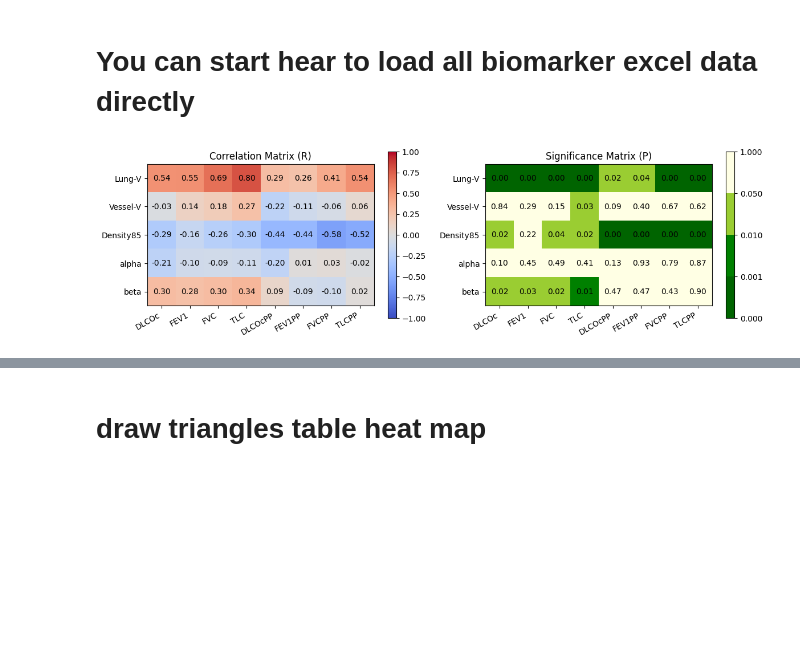
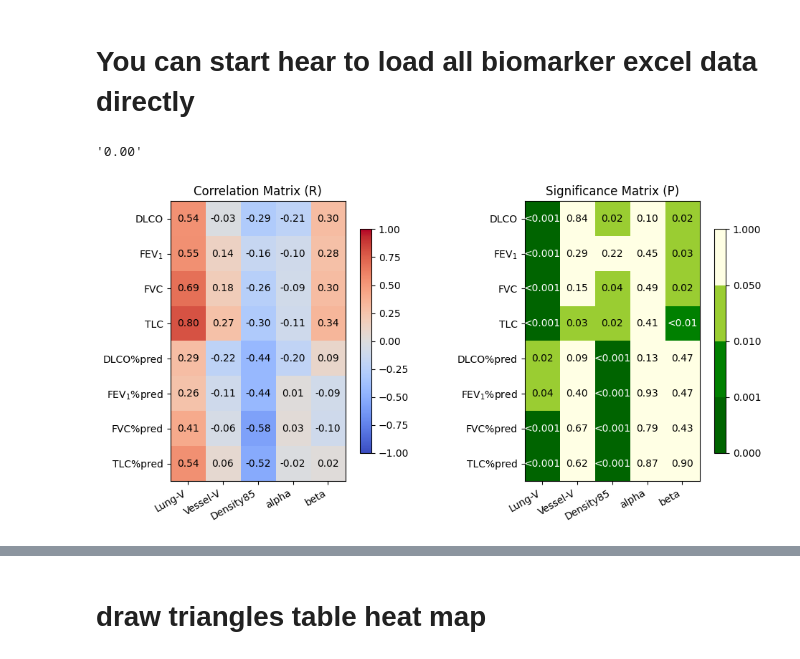
Before and after one commit to Jingnan-Jia/PFT_estimation, a Jupyter notebook: lung_function/scripts/jupyter_notebooks/r_manual_biomarkers_to_PFT.ipynb, the cells around one changed output, grey strips where cells are left out. Drawn from its saved outputs; the diff is of its cells as text; code cells hidden in the pictures; blank space fills up the shorter version.

```diff
--- a/lung_function/scripts/jupyter_notebooks/r_manual_biomarkers_to_PFT.ipynb
+++ b/lung_function/scripts/jupyter_notebooks/r_manual_biomarkers_to_PFT.ipynb
@@ -160,6 +160,23 @@ from scipy.stats import pearsonr
 # 指定需要计算相关系数的列
 biomarker_names = ['Lung-V', 'Vessel-V', 'Density85', 'alpha', 'beta']
 pft_names = ['DLCOc', 'FEV1', 'FVC', 'TLC', 'DLCOcPP', 'FEV1PP', 'FVCPP', 'TLCPP']
+# %%
+def replace_col(colums):
+    # 'DLCO%pred', r'$\mathrm{FEV}_1$%pred', 'FVC%pred', 'TLC%pred'
+    for i in range(len(colums)):
+        if colums[i] == 'DLCOc':
+            colums[i] = 'DLCO'
+        elif colums[i] == 'FEV1':
+            colums[i] = r'$\mathrm{FEV}_1$'
+        elif colums[i] == 'DLCOcPP':
+            colums[i] = 'DLCO%pred'
+        elif colums[i] == 'FEV1PP':
+            colums[i] = r'$\mathrm{FEV}_1$%pred'
+        elif colums[i] == 'FVCPP':
+            colums[i] = 'FVC%pred'
+        elif colums[i] == 'TLCPP':
+            colums[i] = 'TLC%pred'
+    return colums
 # %%
 # training and valid data
 first_ts_pat_id = 7957098
@@ -174,7 +191,7 @@ import matplotlib.pyplot as plt
 import numpy as np
 import matplotlib
 
-def corr_p_imshow(corr_matrix, p_matrix, rows= ['Torso-V', 'Lung-V', 'Vessel-V', 'Density85', 'alpha', 'beta'], cols= ['DLCOc', 'FEV1', 'FVC', 'TLC', 'DLCOcPP', 'FEV1PP', 'FVCPP', 'TLCPP']):
+def corr_p_imshow(corr_matrix, p_matrix, rows= ['Torso-V', 'Lung-V', 'Vessel-V', 'Density85', 'alpha', 'beta'], cols= ['DLCO', 'FEV1', 'FVC', 'TLC', 'DLCO%pred', 'FEV1%pred', 'FVC%pred', 'TLC%pred']):
     # 设置数据
     assert corr_matrix.shape == p_matrix.shape
     assert corr_matrix.shape[0] == len(rows)
@@ -188,10 +205,16 @@ def corr_p_imshow(corr_matrix, p_matrix, rows= ['Torso-V', 'Lung-V', 'Vessel-V',
 
 
     # 创建figure和两个子图
-    fig, (ax1, ax2) = plt.subplots(1, 2, figsize=(12, 4))
+    fig, (ax1, ax2) = plt.subplots(1, 2, figsize=(10, 5))
 
     # 绘制第一个子图
+    # im1 = ax1.imshow(corr_matrix, cmap='coolwarm', vmin=-1, vmax=1)
+
+    # 反转x和y！！
+    corr_matrix = np.transpose(corr_matrix)
     im1 = ax1.imshow(corr_matrix, cmap='coolwarm', vmin=-1, vmax=1)
+    rows, cols = cols, rows
+
 
     # 在每个单元格中添加文本
     for i in range(len(rows)):
@@ -213,13 +236,26 @@ def corr_p_imshow(corr_matrix, p_matrix, rows= ['Torso-V', 'Lung-V', 'Vessel-V',
     ax1.set_title('Correlation Matrix (R)')
 
     # 绘制第二个子图
+    # im2 = ax2.imshow(p_matrix, cmap=cmap_p, norm=norm_p)
+
+    # 反转XY
+    p_matrix = np.transpose(p_matrix)
     im2 = ax2.imshow(p_matrix, cmap=cmap_p, norm=norm_p)
 
 
     # 在每个单元格中添加文本
     for i in range(len(rows)):
         for j in range(len(cols)):
-            text = ax2.text(j, i, f'{p_matrix[i, j]:.2f}', ha='center', va='center')#, fontsize=12
+            if float(p_matrix[i, j]) >= 0.01:
+                txt = f'{p_matrix[i, j]:.2f}'
+                color = 'black'
+            elif float(p_matrix[i, j]) >= 0.001:
+                txt = '<0.01'  # p value less than 0.001
+                color = 'white'
+            else:
+                txt = '<0.001'  # p value less than 0.001
+                color = 'white'
+            text = ax2.text(j, i, txt, ha='center', va='center', color=color)#, fontsize=12
 
     # 添加右图的colorbar
     cbar2 = ax2.figure.colorbar(im2, ax=ax2, cmap=cmap_p, norm=norm_p, boundaries=bounds_p, ticks=bounds_p, shrink=0.8)
@@ -235,8 +271,12 @@ def corr_p_imshow(corr_matrix, p_matrix, rows= ['Torso-V', 'Lung-V', 'Vessel-V',
 
     plt.tight_layout()
     plt.show()
+# %%
+f"{0.0012:.2f}"
+# %% [output]
+'0.00'
 # %%
-corr_p_imshow(corr_np_test, p_np_test, rows=biomarker_names, cols=pft_names)
+corr_p_imshow(corr_np_test, p_np_test, rows=replace_col(biomarker_names), cols=replace_col(pft_names))
 # %% [output]
-[figure, old version]
+[figure, new version]
 # %%
```
Also changed, not shown: parts of 20 cells of this notebook, 7 other files.
